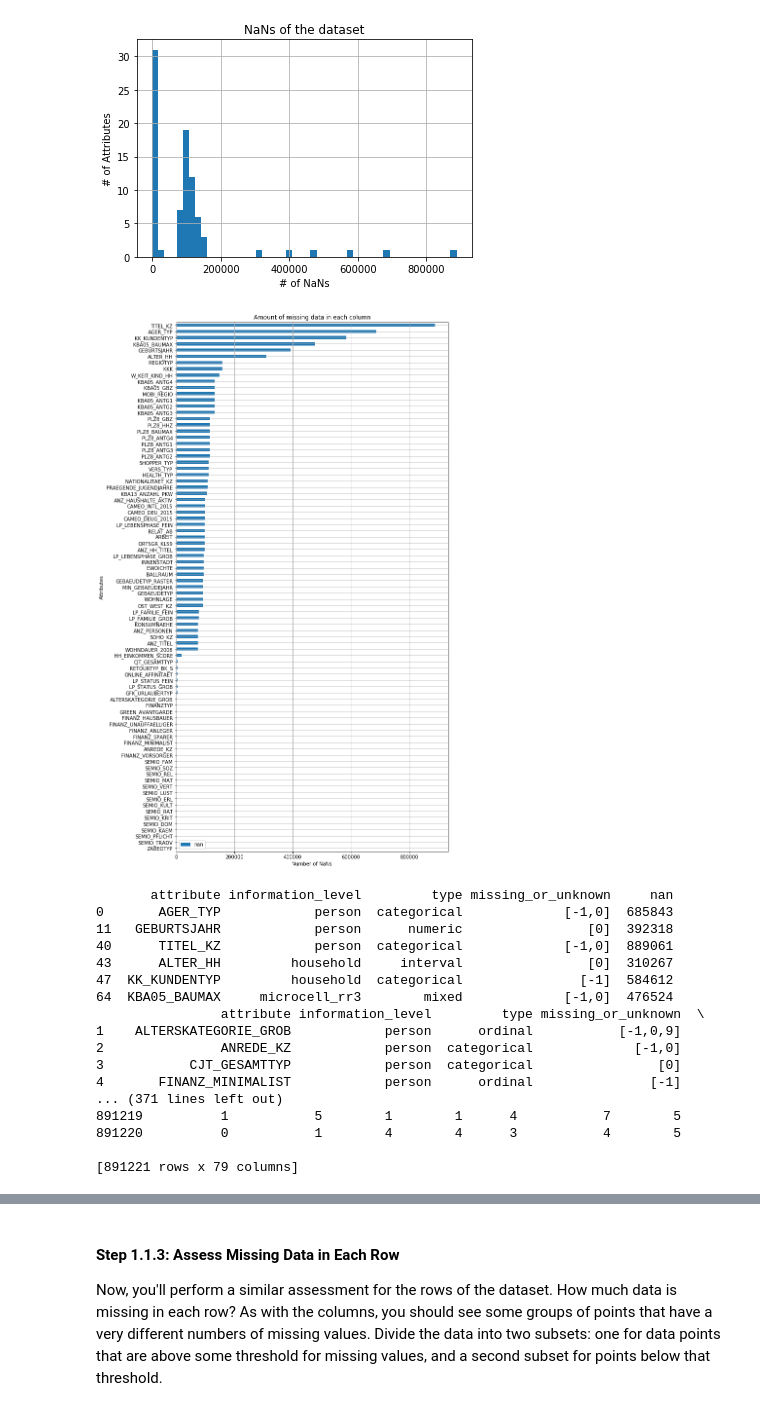
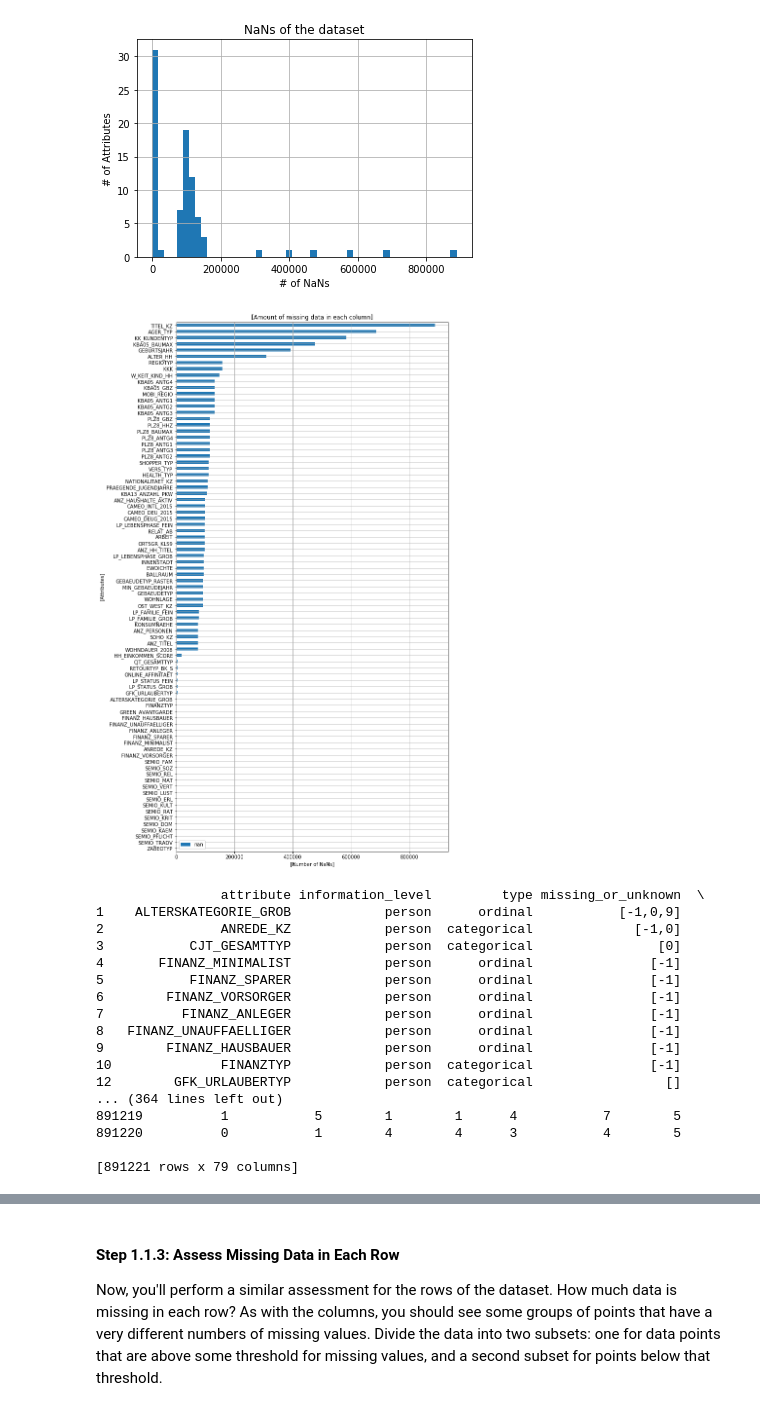
Before and after one commit to Chintan5384/DSND-Identify-Customer-Segments, a Jupyter notebook: Identify_Customer_Segments.ipynb, the cells around one changed output, grey strips where cells are left out. Drawn from its saved outputs; the diff is of its cells as text; code cells hidden in the pictures.

```diff
--- a/Identify_Customer_Segments.ipynb
+++ b/Identify_Customer_Segments.ipynb
@@ -40,13 +40,13 @@ Once the dataset is loaded, it's recommended that you take a little bit of time
 #demographics data for the general population of Germany;
 #891211 persons (rows) x 85 features (columns)
 #azdias = pd.read_csv('Udacity_AZDIAS_Subset.csv', sep=';', dtype=np.object)
-df = pd.read_csv('Udacity_AZDIAS_Subset.csv', sep=';', dtype=np.object)
+df_azdias = pd.read_csv('Udacity_AZDIAS_Subset.csv', sep=';', dtype=np.object)
 print('Info : file Udacity_AZDIAS_Subset.csv loaded into azdias.')
 
 # Load in the feature summary file.
 # The file "AZDIAS_Feature_Summary.csv" contains a summary of
 # feature attributes, including information level, data type, and codes for missing or unknown values.
-feat_info = pd.read_csv('AZDIAS_Feature_Summary.csv', sep=';', dtype=np.object)
-print('Info : file AZDIAS_Feature_Summary loaded in to feat_info.')
+df_feat_info = pd.read_csv('AZDIAS_Feature_Summary.csv', sep=';', dtype=np.object)
+print('Info : file AZDIAS_Feature_Summary loaded in to df_feat_info.')
 # %% [output]
 Info : file Udacity_AZDIAS_Subset.csv loaded into azdias.
@@ -129,7 +129,7 @@ The fourth column of the feature attributes summary (loaded in above as `feat_in
 # we need to take a look at demographic data which are loaded above as azdias
 
 missing_or_unknown_info = {}
-for r in feat_info[['attribute', 'missing_or_unknown']].to_dict('recods'):
+for r in df_feat_info[['attribute', 'missing_or_unknown']].to_dict('recods'):
     missing_or_unknown_info[r['attribute']] = r['missing_or_unknown'].strip('[]').split(',')
 
 #lets print collection after extracting attribute from string to string array.
@@ -139,14 +139,14 @@ print(missing_or_unknown_info)
 {'AGER_TYP': ['-1', '0'], 'ALTERSKATEGORIE_GROB': ['-1', '0', '9'], 'ANREDE_KZ': ['-1', '0'], 'CJT_GESAMTTYP': ['0'], 'FINANZ_MINIMALIST': ['-1'], 'FINANZ_SPARER': ['-1'], 'FINANZ_VORSORGER': ['-1'],  ...
 # %%
 # loop through columns
-for feature in df.columns:
+for feature in df_azdias.columns:
     print(feature)
     mapping = {key: 'nan' for key in missing_or_unknown_info[feature]}
     print(mapping)
-    replaced_columns = df[feature].astype(np.str).replace(mapping)
+    replaced_columns = df_azdias[feature].astype(np.str).replace(mapping)
     print(replaced_columns)
-    df[feature] = replaced_columns.astype(np.object)
-    print(df[feature])
+    df_azdias[feature] = replaced_columns.astype(np.object)
+    print(df_azdias[feature])
     print('-------------------------------------------------')
 # %% [output]
 AGER_TYP
@@ -167,8 +167,9 @@ AGER_TYP
 Name: RELAT_AB, Length: 891221, dtype: object
 -------------------------------------------------
 # %%
-feat_info['nan'] = (df == 'nan').sum().tolist()
-print(feat_info['nan'])
+df_feat_info['nan'] = (df_azdias == 'nan').sum().tolist()
+
+print(df_feat_info['nan'])
 # %% [output]
 0     685843
 1       2881
@@ -207,16 +212,20 @@ plt.show()
 [figure]
 # %%
 # Investigate patterns in the amount of missing data in each column.
-#Sort feat_info the values along either axis in ascending order
-feat_info.sort_values('nan', ascending = True).plot.barh(x = 'attribute', y = 'nan', figsize = (10, 20), grid = True)
-plt.title('Amount of missing data in each column')
-plt.xlabel('Number of NaNs')
-plt.ylabel('Attributes')
+#Sort df_feat_info the values along either axis in ascending order
+df_feat_info.sort_values('nan', ascending = True).plot.barh(x = 'attribute', y = 'nan', figsize = (10, 20), grid = True)
+
+plt.title('[Amount of missing data in each column]')
+
+plt.xlabel('[Number of NaNs]')
+
+plt.ylabel('[Attributes]')
+
 plt.show()
 
 # displaying highest number misssing field on the top and lowest number of missind data field on the bottom.
 # %% [output]
-[figure, old version]
+[figure, new version]
 # %%
 # Remove the outlier columns from the dataset. (You'll perform other data
 # engineering tasks such as re-encoding and imputation later.)
@@ -225,29 +234,29 @@ plt.show()
 threshold = 200000
 
 # Listed below are the names of the columns that have more than 200K NaN
-feat_info_above_threshold = feat_info[feat_info['nan'] >= threshold]
-print(feat_info_above_threshold)
+#feat_info_above_threshold = df_feat_info[df_feat_info['nan'] >= threshold]
+#print(feat_info_above_threshold)
 
-# we are looking for below
-feat_info = feat_info[feat_info['nan'] < threshold]
-print(feat_info)
+# We are looking for below
+df_feat_info = df_feat_info[df_feat_info['nan'] < threshold]
+print(df_feat_info)
 
-df = df[feat_info['attribute'].tolist()]
-print(df)
+df_azdias = df_azdias[df_feat_info['attribute'].tolist()]
+print(df_azdias)
 # %% [output]
-       attribute information_level         type missing_or_unknown     nan
-0       AGER_TYP            person  categorical             [-1,0]  685843
-11   GEBURTSJAHR            person      numeric                [0]  392318
-40      TITEL_KZ            person  categorical             [-1,0]  889061
-43      ALTER_HH         household     interval                [0]  310267
-47  KK_KUNDENTYP         household  categorical               [-1]  584612
-64  KBA05_BAUMAX     microcell_rr3        mixed             [-1,0]  476524
                 attribute information_level         type missing_or_unknown  \
 1    ALTERSKATEGORIE_GROB            person      ordinal           [-1,0,9]
 2               ANREDE_KZ            person  categorical             [-1,0]
 3           CJT_GESAMTTYP            person  categorical                [0]
 4       FINANZ_MINIMALIST            person      ordinal               [-1]
-... (371 lines left out)
+5           FINANZ_SPARER            person      ordinal               [-1]
+6        FINANZ_VORSORGER            person      ordinal               [-1]
+7          FINANZ_ANLEGER            person      ordinal               [-1]
+8   FINANZ_UNAUFFAELLIGER            person      ordinal               [-1]
+9        FINANZ_HAUSBAUER            person      ordinal               [-1]
+10              FINANZTYP            person  categorical               [-1]
+12        GFK_URLAUBERTYP            person  categorical                 []
+... (364 lines left out)
 891219          1           5        1        1      4           7        5
 891220          0           1        4        4      3           4        5
 
```
Also changed, not shown: parts of 48 cells of this notebook, 1 other file.
